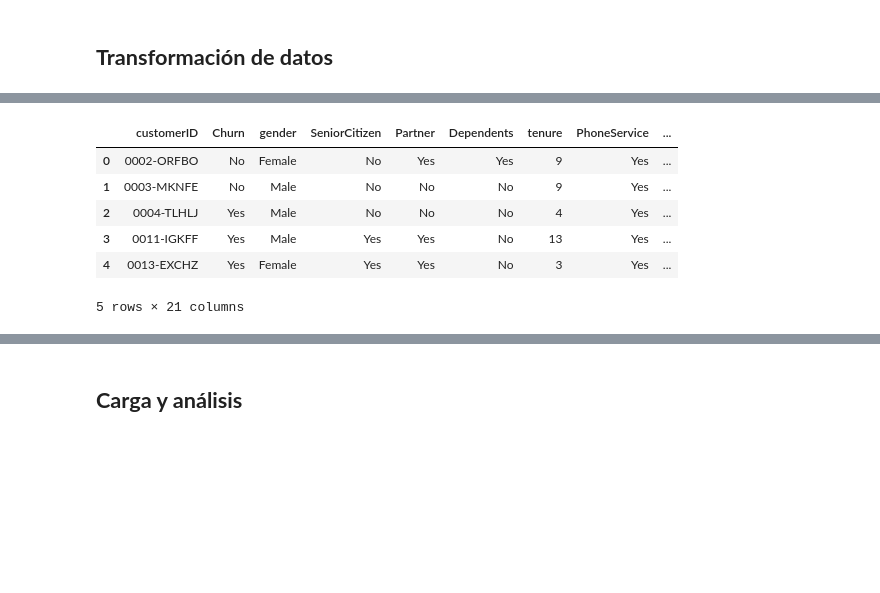
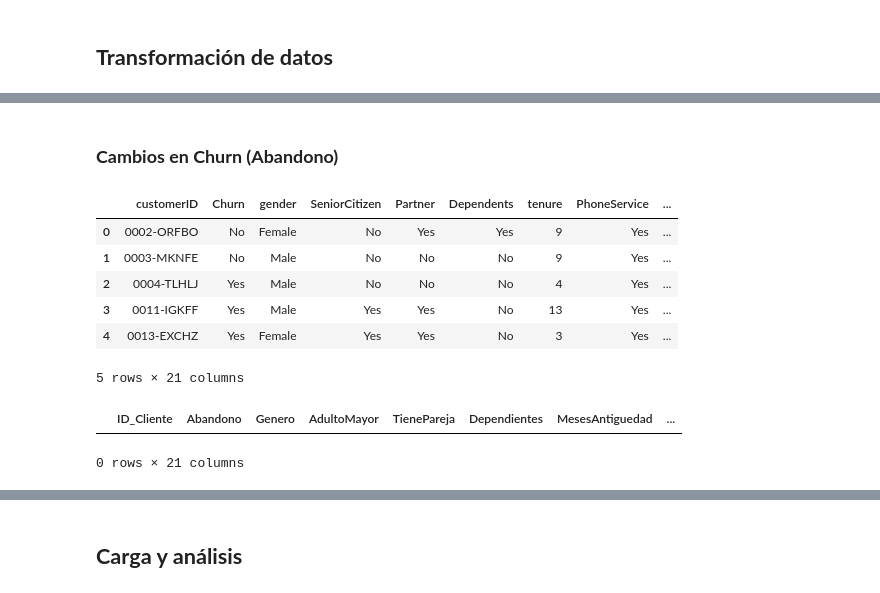
Before and after one commit to DanielRaiicHu/TelecomX, a Jupyter notebook: TelecomX.ipynb, the cells around one changed output, grey strips where cells are left out. Saved outputs shown, nothing was run; the diff lists cells and outputs as text; code cells hidden in the pictures; blank space fills up the shorter version.

```diff
--- a/TelecomX.ipynb
+++ b/TelecomX.ipynb
@@ -248,10 +248,23 @@ df['SeniorCitizen'] = df['SeniorCitizen'].map({0: 'No', 1: 'Yes'})
+# %%
+# Los valores vacíos en 'Charges.Total' corresponden a clientes con tenure = 0.
+# Por lo tanto, asignamos 0.0 como valor válido, ya que no se han generado cargos.
+df['Charges.Total'] = df['Charges.Total'].replace(' ', 0.0).astype(float)
+# %% [markdown]
+### **Cambios en Churn (Abandono)**
+# %%
+# Filtramos las filas válidas ('Sí' o 'No') y eliminamos las que tienen valor vacío ('')
+df = df[df['Churn'].isin(['Yes', 'No'])].copy()
+df.head()
+# %% [output]
+|  | customerID | Churn | gender | SeniorCitizen | Partner | Dependents | tenure | PhoneService | ... |
+| 0 | 0002-ORFBO | No | Female | No | Yes | Yes | 9 | Yes | ... |
+| 1 | 0003-MKNFE | No | Male | No | No | No | 9 | Yes | ... |
+| 2 | 0004-TLHLJ | Yes | Male | No | No | No | 4 | Yes | ... |
+| 3 | 0011-IGKFF | Yes | Male | Yes | Yes | No | 13 | Yes | ... |
+| 4 | 0013-EXCHZ | Yes | Female | Yes | Yes | No | 3 | Yes | ... |
+5 rows × 21 columns
 # %%
-df.head()
+df[df['Abandono'] == ''].head()
 # %% [output]
-|  | customerID | Churn | gender | SeniorCitizen | Partner | Dependents | tenure | PhoneService | ... |
-| 0 | 0002-ORFBO | No | Female | No | Yes | Yes | 9 | Yes | ... |
-| 1 | 0003-MKNFE | No | Male | No | No | No | 9 | Yes | ... |
-| 2 | 0004-TLHLJ | Yes | Male | No | No | No | 4 | Yes | ... |
-| 3 | 0011-IGKFF | Yes | Male | Yes | Yes | No | 13 | Yes | ... |
-| 4 | 0013-EXCHZ | Yes | Female | Yes | Yes | No | 3 | Yes | ... |
+|  | ID_Cliente | Abandono | Genero | AdultoMayor | TienePareja | Dependientes | MesesAntiguedad | ... |
-5 rows × 21 columns
+0 rows × 21 columns
```
Also changed, not shown: parts of 14 cells of this notebook.
